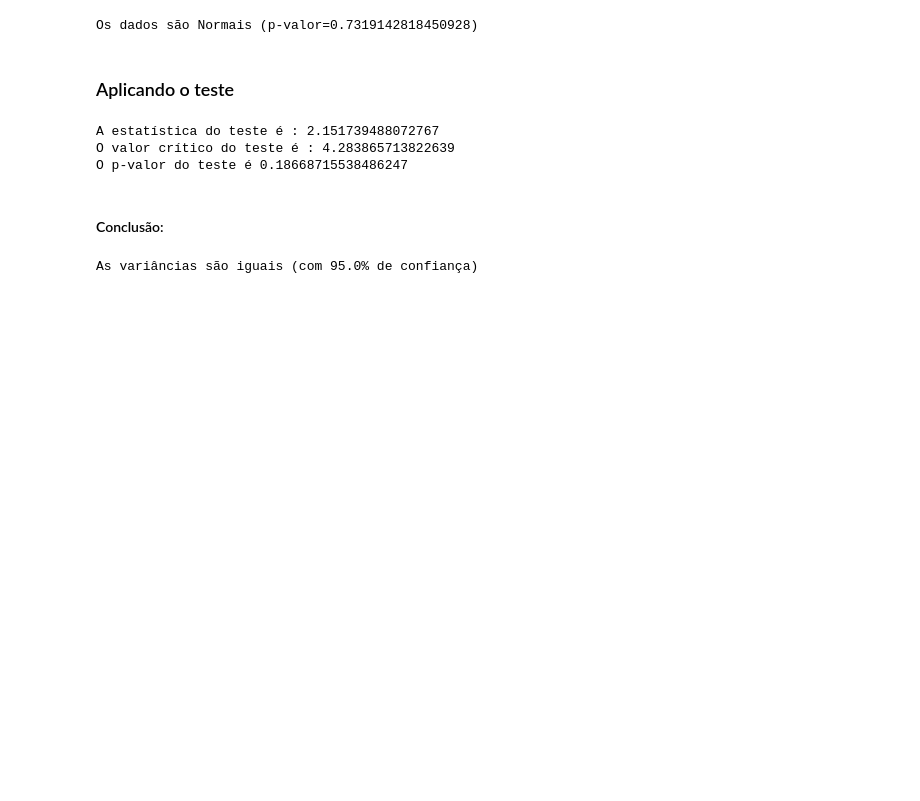
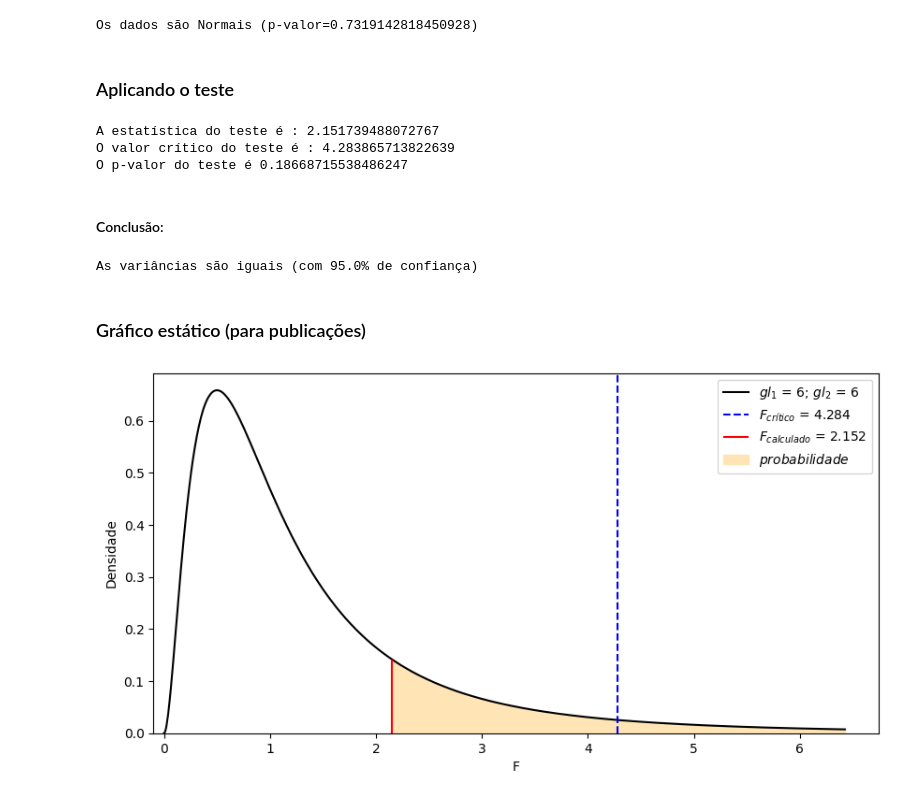
Before and after one commit to andersonmdcanteli/statistic, a Jupyter notebook: variance-tests/Teste-F-Snedecor.ipynb, the cells around one changed output. Cells and saved outputs as stored; diff of their text form; code cells hidden in the pictures; blank space fills up the shorter version.

```diff
--- a/variance-tests/Teste-F-Snedecor.ipynb
+++ b/variance-tests/Teste-F-Snedecor.ipynb
@@ -32,13 +47,17 @@ Os dados são Normais (p-valor=0.7319142818450928)
 var_grupo_A = grupo_A.var(ddof=1)
 var_grupo_B = grupo_B.var(ddof=1)
 if var_grupo_A > var_grupo_B:
+    gl_1 = grupo_A.size-1
+    gl_2 = grupo_B.size-1
     F_calc = var_grupo_A/var_grupo_B
-    F_tab = stats.f.ppf(1-alfa, grupo_A.size-1, grupo_B.size-1)
-    p_valor = 1 - stats.f.cdf(np.abs(F_calc), grupo_A.size-1, grupo_B.size-1)
+    F_tab = stats.f.ppf(1-alfa, gl_1, gl_2)
+    p_valor = 1 - stats.f.cdf(np.abs(F_calc), gl_1, gl_2)
 else:
+    gl_1 = grupo_B.size-1
+    gl_2 = grupo_A.size-1
     F_calc = var_grupo_B/var_grupo_A
-    F_tab = stats.f.ppf(1-alfa, grupo_B.size-1, grupo_A.size-1)
-    p_valor = 1 - stats.f.cdf(np.abs(F_calc), grupo_B.size-1, grupo_A.size-1)
+    F_tab = stats.f.ppf(1-alfa, gl_1, gl_2)
+    p_valor = 1 - stats.f.cdf(np.abs(F_calc), gl_1, gl_2)
 
 print(f"A estatística do teste é : {F_calc}")
 print(f"O valor crítico do teste é : {F_tab}")
@@ -56,3 +75,47 @@ else:
     print(f"As variâncias são iguais (com {100*(1-alfa)}% de confiança)")
 # %% [output]
 As variâncias são iguais (com 95.0% de confiança)
+# %% [markdown]
+### Gráfico estático (para publicações)
+# %%
+plt.figure(figsize=(10, 5))
+
+if F_calc > F_tab:
+    x_lim = 1.5*F_calc
+else:
+    x_lim = 1.5*F_tab
+
+
+# plot F distribution
+x = np.linspace(0, x_lim, 1000)
+text = '$gl_{1}$ = ' + f'{gl_1}; ' + '$gl_{2}$ = ' + f'{gl_2}'
+
+plt.plot(x, stats.f.pdf(x, gl_1, gl_2), label = text, color = 'black')
+
+# add critical value
+texto = '$F_{crítico}$ = ' + f'{round(F_tab, dec_places)}'
+plt.axvline(stats.f.ppf(1 - alfa, gl_1, gl_2), 0, 1, label=texto, color='blue', ls="--")
+
+
+# add F calc
+texto = '$F_{calculado}$ = ' + f'{round(F_calc, dec_places)}'
+plt.vlines(F_calc, 0, stats.f.pdf(F_calc, gl_1, gl_2), label=texto, color='red')
+
+# add probability
+x = np.linspace(F_calc, x_lim, 1000)
+plt.fill_between(x, stats.f.pdf(x, gl_1, gl_2), label = '$probabilidade$', color = 'moccasin')
+
+
+
+plt.legend()
+plt.xlim(-.1, x_lim*1.05)
+plt.ylim(bottom=0.0)
+
+plt.xlabel('F')
+plt.ylabel('Densidade')
+
+
+# plt.savefig(f"f_dist.png", dpi=100)#, transparent=True, bbox_inches='tight'))
+plt.show()
+# %% [output]
+[figure, added]
```
Also changed, not shown: parts of 6 cells of this notebook.
